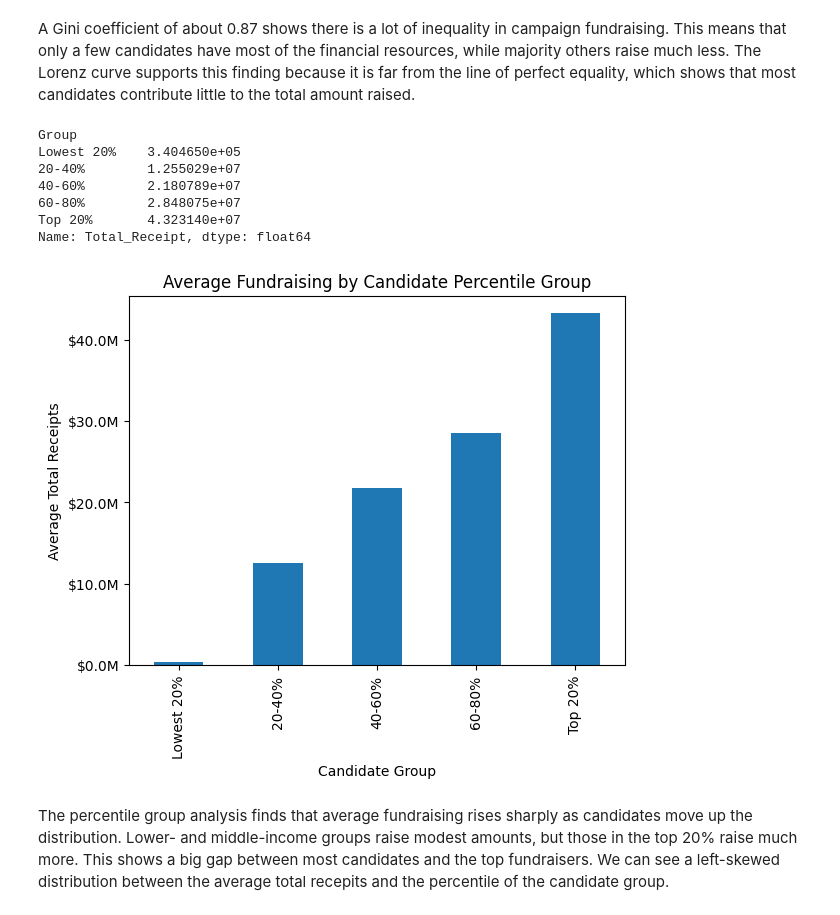
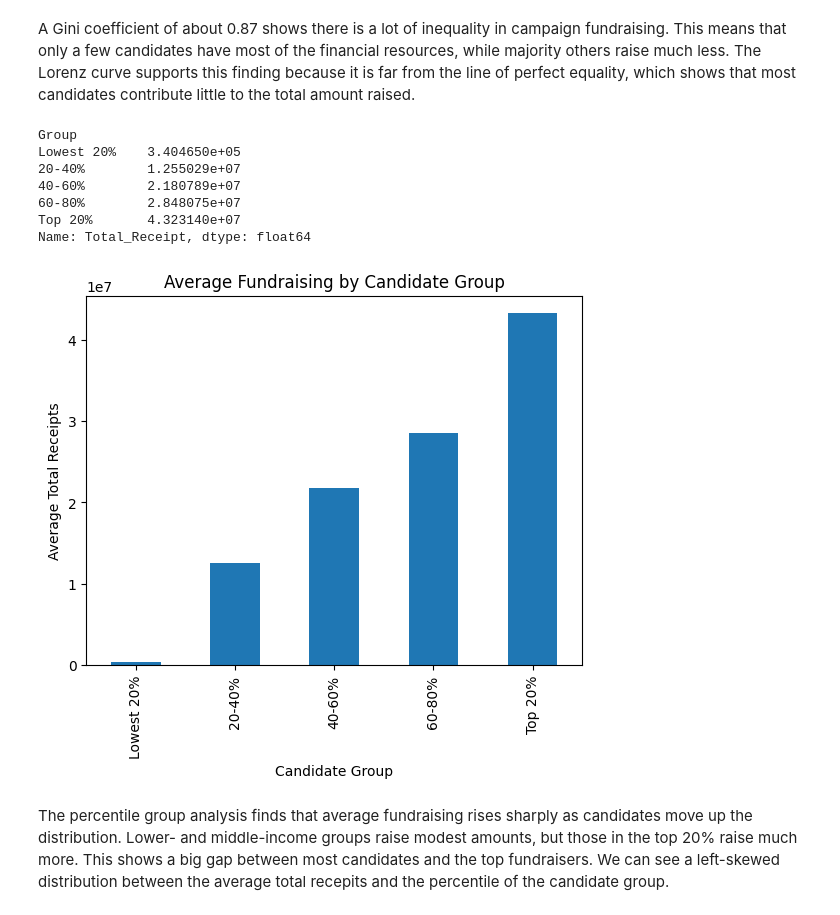
Before and after one commit to seventhdraught/temp2, a Jupyter notebook: CMSC320_Final_Deliverable.ipynb, the cells around one changed output. Cells and saved outputs as stored; diff of their text form; code cells hidden in the pictures.

```diff
--- a/CMSC320_Final_Deliverable.ipynb
+++ b/CMSC320_Final_Deliverable.ipynb
@@ -218,43 +217,53 @@ plt.show()
 A Gini coefficient of about 0.87 shows there is a lot of inequality in campaign fundraising. This means that only a few candidates have most of the financial resources, while majority others raise much less. The Lorenz curve supports this finding because it is far from the line of perfect equality, which shows that most candidates contribute little to the total amount raised.
 # %%
 import matplotlib.pyplot as plt
-import matplotlib.ticker as ticker
-import warnings
-# Clean data
-df_ = df.copy()
-df_["Total_Receipt"] = pd.to_numeric(df_["Total_Receipt"], errors="coerce")
-df_ = df_.dropna(subset=["Total_Receipt"])
+import pandas as pd
 
- #Split into quartiles
-df_ = df_.sort_values("Total_Receipt")
-df_["Group"] = pd.cut(df_["Total_Receipt"], bins = 5, labels=[
-    "Lowest 20%", "20-40%", "40-60%", "60-80%", "Top 20%"
-])
+df_plot = df.copy()
 
-warnings.simplefilter(action='ignore', category=FutureWarning)
-group_means = df_.groupby("Group")["Total_Receipt"].mean()
-warnings.simplefilter(action='default', category=FutureWarning)
+df_plot["Total_Receipt"] = pd.to_numeric(
+    df_plot["Total_Receipt"],
+    errors="coerce"
+)
 
+df_plot = df_plot.dropna(
+    subset=["Total_Receipt"]
+)
+
+df_plot["Group"] = pd.cut(
+    df_plot["Total_Receipt"],
+    bins=5,
+    labels=[
+        "Lowest 20%",
+        "20-40%",
+        "40-60%",
+        "60-80%",
+        "Top 20%"
+    ]
+)
+
+group_means = df_plot.groupby(
+    "Group"
+)["Total_Receipt"].mean()
 
 print(group_means)
 
 group_means.plot(kind="bar")
 
-plt.title("Average Fundraising by Candidate Percentile Group")
+plt.title("Average Fundraising by Candidate Group")
 plt.xlabel("Candidate Group")
 plt.ylabel("Average Total Receipts")
-ax = plt.gca()
-ax.yaxis.set_major_formatter(ticker.FuncFormatter(lambda x, pos: f'${x/1_000_000:.1f}M'))
+
 plt.show()
 # %% [output]
 Group
 Lowest 20%    3.404650e+05
 20-40%        1.255029e+07
 40-60%        2.180789e+07
 60-80%        2.848075e+07
 Top 20%       4.323140e+07
 Name: Total_Receipt, dtype: float64
-[figure, old version]
+[figure, new version]
 # %% [markdown]
 The percentile group analysis finds that average fundraising rises sharply as candidates move up the distribution. Lower- and middle-income groups raise modest amounts, but those in the top 20% raise much more. This shows a big gap between most candidates and the top fundraisers. We can see a left-skewed distribution between the average total recepits and the percentile of the candidate group.
 # %% [markdown]
```
Also changed, not shown: parts of 16 cells of this notebook.
